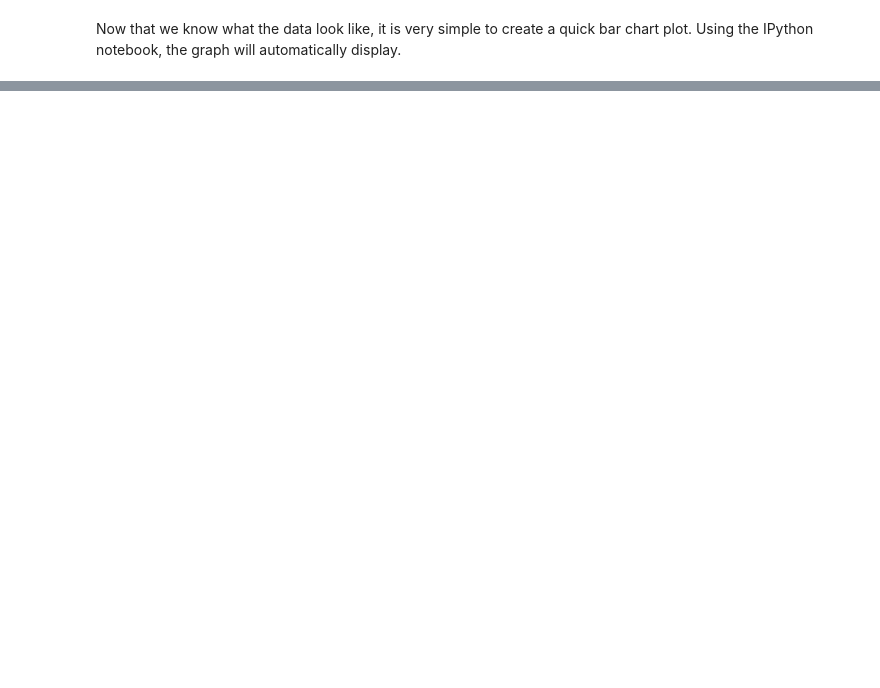
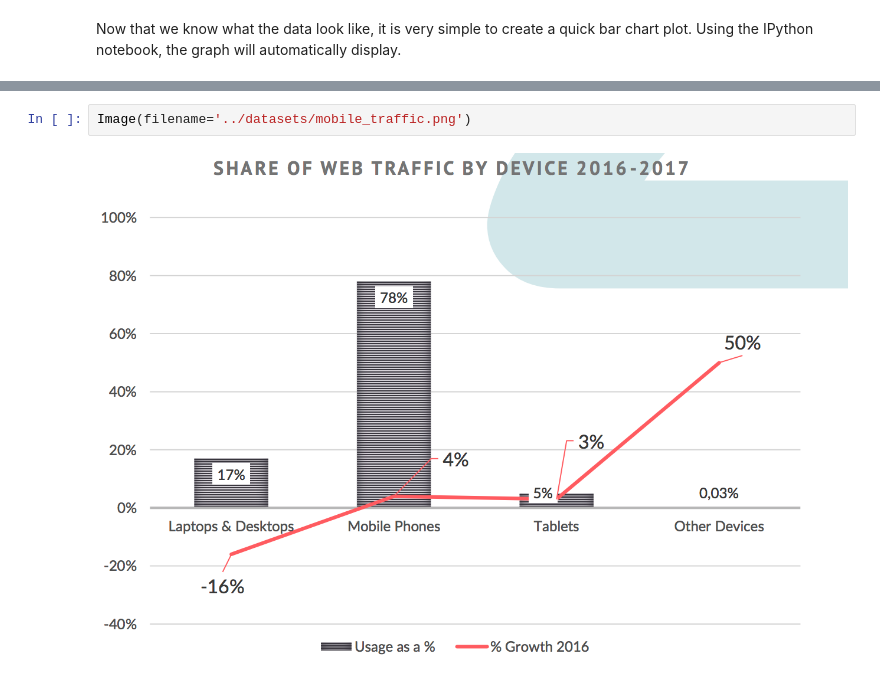
Before and after one commit to boratonAJ/drought_warrior, a Jupyter notebook: src/stats.ipynb, the cells around one changed output, grey strips where cells are left out. Drawn from its saved outputs; the diff is of its cells as text; blank space fills up the shorter version.

```diff
--- a/src/stats.ipynb
+++ b/src/stats.ipynb
@@ -93,0 +113,4 @@ Run help on this function for more information.
+# %%
+Image(filename='../datasets/mobile_traffic.png')
+# %% [output]
+[figure, added]
```
Also changed, not shown: parts of 27 cells of this notebook, 1 other file.
